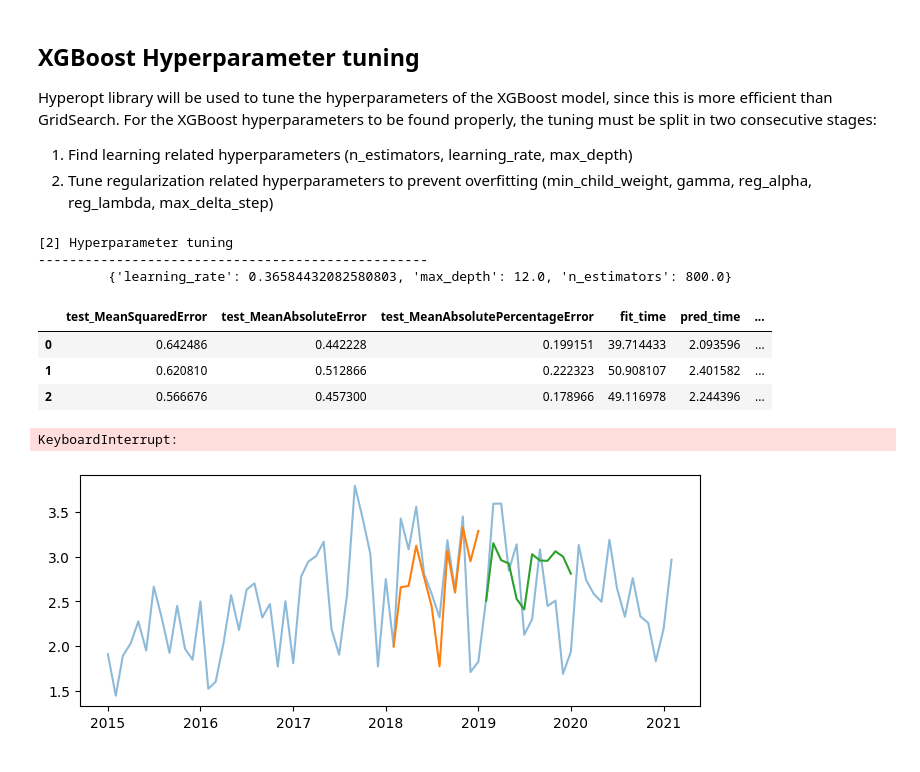
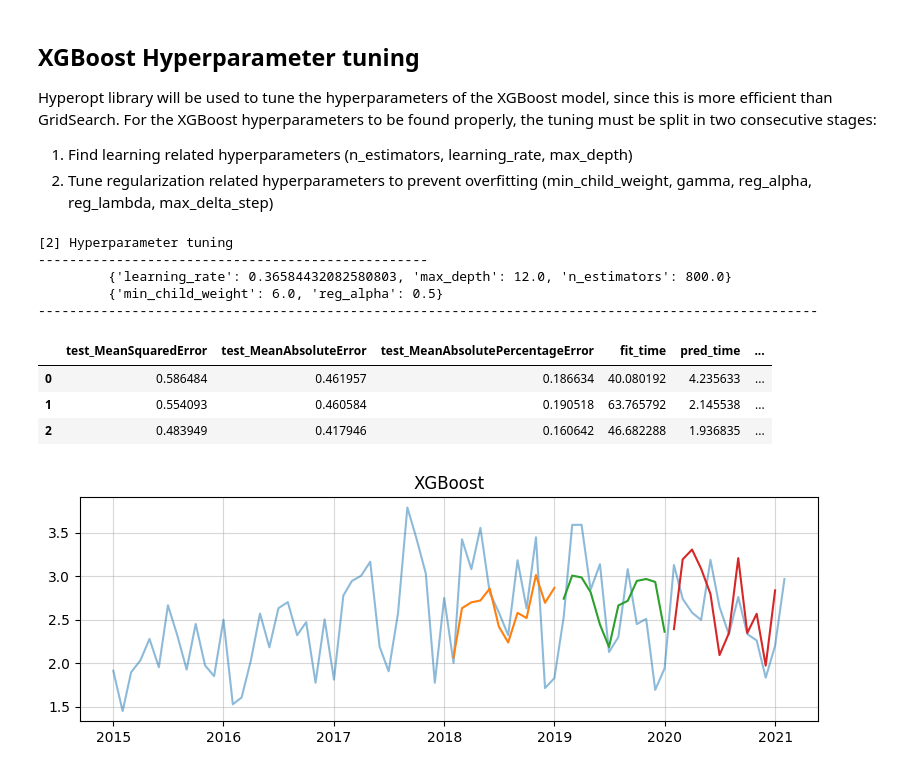
Before and after one commit to marialonsogar/TestCase, a Jupyter notebook: notebooks/3_tree_based_models.ipynb, the cells around one changed output. Saved outputs shown, nothing was run; the diff lists cells and outputs as text; code cells hidden in the pictures.

```diff
--- a/notebooks/3_tree_based_models.ipynb
+++ b/notebooks/3_tree_based_models.ipynb
@@ -132,7 +132,7 @@ Hyperopt library will be used to tune the hyperparameters of the XGBoost model,
 2. Tune regularization related hyperparameters to prevent overfitting (min_child_weight, gamma, reg_alpha, reg_lambda, max_delta_step)
 # %%
 print("[2] Hyperparameter tuning")
-print("-"*50)
+print("-"*100)
 
 # TRAIN AND VAL DATA
 train_data = y[:37] # UNTIL 2018
@@ -227,6 +227,8 @@ print("-"*100)
 [2] Hyperparameter tuning
 --------------------------------------------------
          {'learning_rate': 0.36584432082580803, 'max_depth': 12.0, 'n_estimators': 800.0}
+         {'min_child_weight': 6.0, 'reg_alpha': 0.5}
+----------------------------------------------------------------------------------------------------
 # %%
 # RUN AGAIN WITH BEST HYPERPARAMS
 
@@ -236,7 +238,9 @@ params = {
     'n_estimators': 800,
     'max_depth': 12,
     'learning_rate': 0.36584432082580803,
-    'tree_method':'hist',
+    'min_child_weight': 6,
+    'reg_alpha': 0.5,
+    'tree_method':'exact',
     'n_jobs': -1,
     'random_state': 42,
     'objective': 'reg:squarederror',
@@ -256,35 +260,34 @@ forecaster = TransformedTargetForecaster(
     ]
 )
 
 
 results = evaluate(
     forecaster=forecaster,
     y=y,
     cv=cv,
     scoring=[
         MeanSquaredError(square_root=True),
         MeanAbsoluteError(),
         MeanAbsolutePercentageError(),
     ],
 )
 
 display(results)
 
 # Plot forecasts for each split of cv
 fig = plt.figure(figsize=(8, 3))
 plt.plot(train_ts, alpha=0.5)
 for train, test in cv.split(y):
     model = forecaster.fit(y.iloc[train], fh=y.iloc[test].index)
     y_pred_1 = model.predict(fh=y.iloc[test].index)
     plt.plot(train_ts.iloc[test].index, y_pred_1)
 plt.grid(alpha=0.5)
 plt.title("XGBoost")
 plt.tight_layout()
 plt.show()
 # %% [output]
 |  | test_MeanSquaredError | test_MeanAbsoluteError | test_MeanAbsolutePercentageError | fit_time | pred_time | ... |
-| 0 | 0.642486 | 0.442228 | 0.199151 | 39.714433 | 2.093596 | ... |
-| 1 | 0.620810 | 0.512866 | 0.222323 | 50.908107 | 2.401582 | ... |
-| 2 | 0.566676 | 0.457300 | 0.178966 | 49.116978 | 2.244396 | ... |
+| 0 | 0.586484 | 0.461957 | 0.186634 | 40.080192 | 4.235633 | ... |
+| 1 | 0.554093 | 0.460584 | 0.190518 | 63.765792 | 2.145538 | ... |
+| 2 | 0.483949 | 0.417946 | 0.160642 | 46.682288 | 1.936835 | ... |
-KeyboardInterrupt:
-[figure, old version]
+[figure, new version]
```
Also changed, not shown: parts of 2 cells of this notebook.
